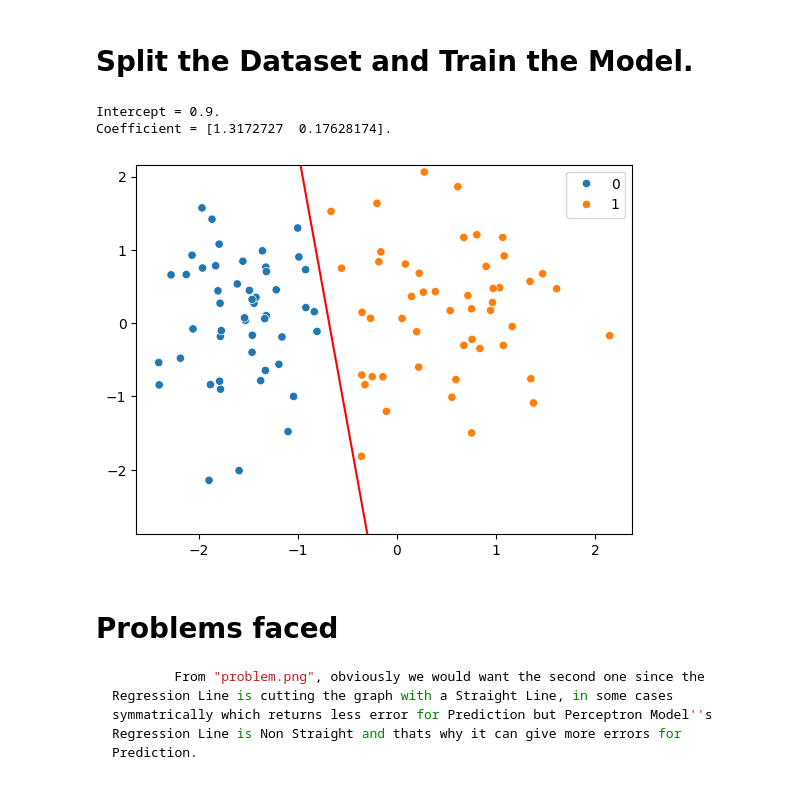
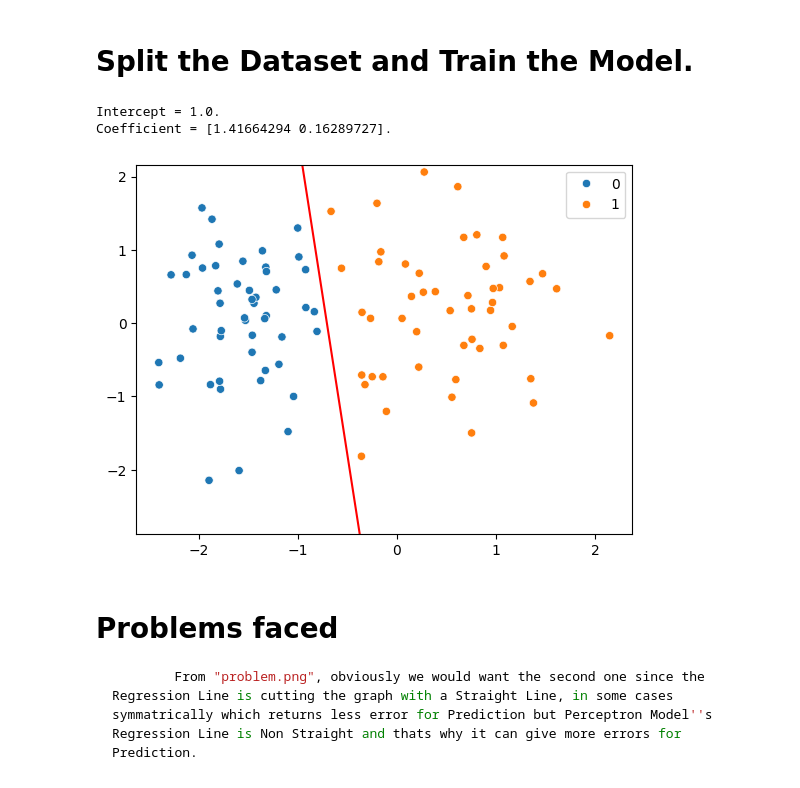
Before and after one commit to speedy1601/Data-Science-Library, a Jupyter notebook: Machine Learning/Logistic Regression/Code/1. Perceptron/Logistic_regression_perceptron_trick.ipynb, the cells around one changed output. Drawn from its saved outputs; the diff is of its cells as text; code cells hidden in the pictures.

````diff
--- a/Machine Learning/Logistic Regression/Code/1. Perceptron/Logistic_regression_perceptron_trick.ipynb
+++ b/Machine Learning/Logistic Regression/Code/1. Perceptron/Logistic_regression_perceptron_trick.ipynb
@@ -66,7 +66,7 @@ class Logistic_Perceptron: # I didn't put the predict function because campusx d
             random_index = np.random.randint(low=0, high=n) # Scalar.
             x, y = x_train[random_index], y_train[random_index] # Scalar, Scalar.
 
-            y_hat = 1 if np.dot(W, x) > 0 else 0 # dot((3), (3)) = Scalar.
+            y_hat = np.dot(W, x) > 0 # means line's total_weight > 0. dot((3), (3)) = Scalar.
             W = W + (y - y_hat) * self.lr * x # (3).
 
         self.intercept, self.coeff_ = W[0], W[1:]
@@ -74,36 +74,36 @@ class Logistic_Perceptron: # I didn't put the predict function because campusx d
         print(f"Intercept = {self.intercept}.")
         print(f"Coefficient = {self.coeff_}.")
 
 def main():
     #               Create Dataset, split it for training and testing, fit it to the model.
 
     X, y = make_classification(n_samples=100, n_features=2, n_informative=1, n_redundant=0,
                                n_classes=2, n_clusters_per_class=1, random_state=41, hypercube=False, class_sep=10)
 
     x_train, x_test, y_train, y_test = train_test_split(X, y, test_size=0.2, random_state=2) # (80, 2), (20, 2), (80), (20).
 
     lp = Logistic_Perceptron(learning_rate=0.1, epochs=1000) # To see how it works, watch "perceptron.gif".
     lp.fit(x_train, y_train)
 
     #               Drawing the Boundary Line. (Explained in "2.Logistic Regression Line.pdf" in Theory folder)
 
     m = -(lp.coeff_[0] / lp.coeff_[1]) # -(A/B)
     b = -(lp.intercept / lp.coeff_[1]) # -(Intercept/B)
 
     x_axis, y_axis = X[:, 0], X[:, 1] # The First Column, the Second Column.
     x_line = np.array([x_axis.min(), x_axis.max()])
     y_line = m * x_line + b
 
     sns.scatterplot(x = x_axis, y = y_axis, hue=y)
     sns.lineplot(x = x_line, y = y_line, color='red')
     plt.ylim((y_axis.min() + 0.1, y_axis.max() + 0.1))
 
 if __name__ == "__main__":
     main()
 # %% [output]
-Intercept = 0.9.
-Coefficient = [1.3172727  0.17628174].
+Intercept = 1.0.
+Coefficient = [1.41664294 0.16289727].
-[figure, old version]
+[figure, new version]
 # %% [markdown]
 #                                                       Problems faced
 ```js
````
Also changed, not shown: 1 other file.
